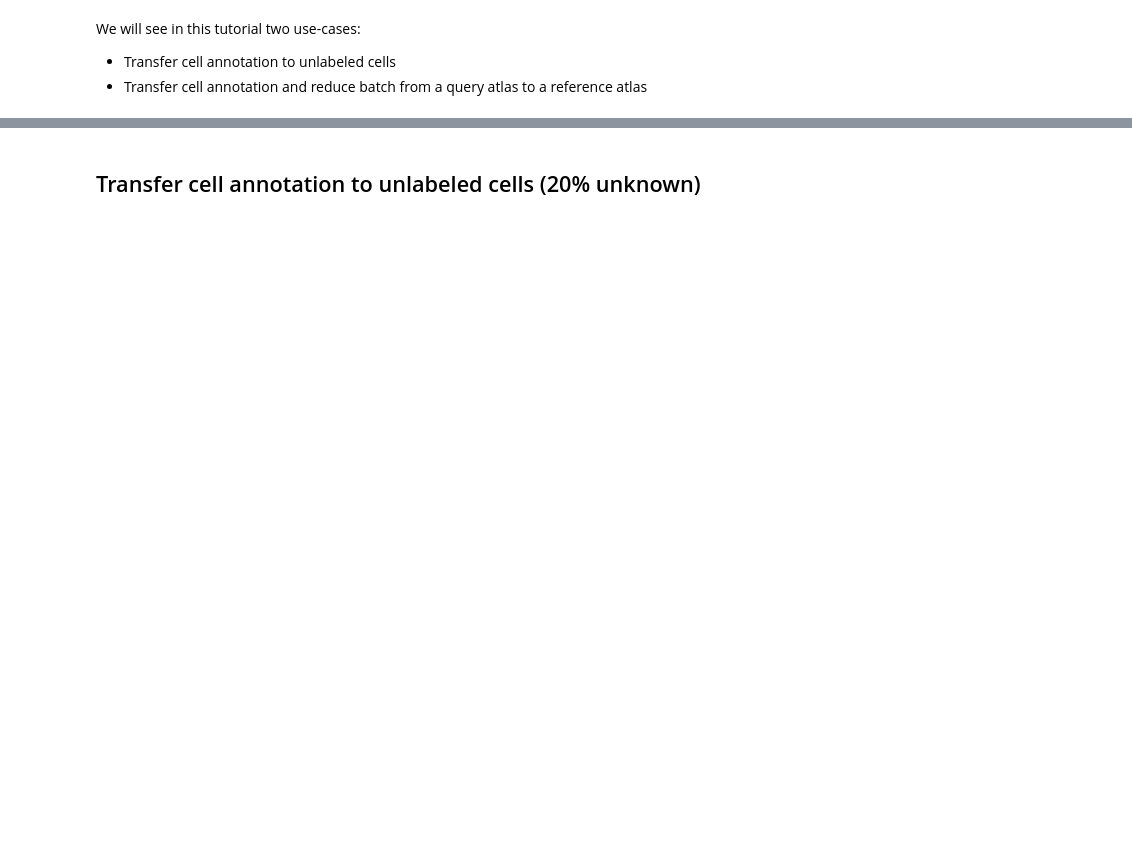
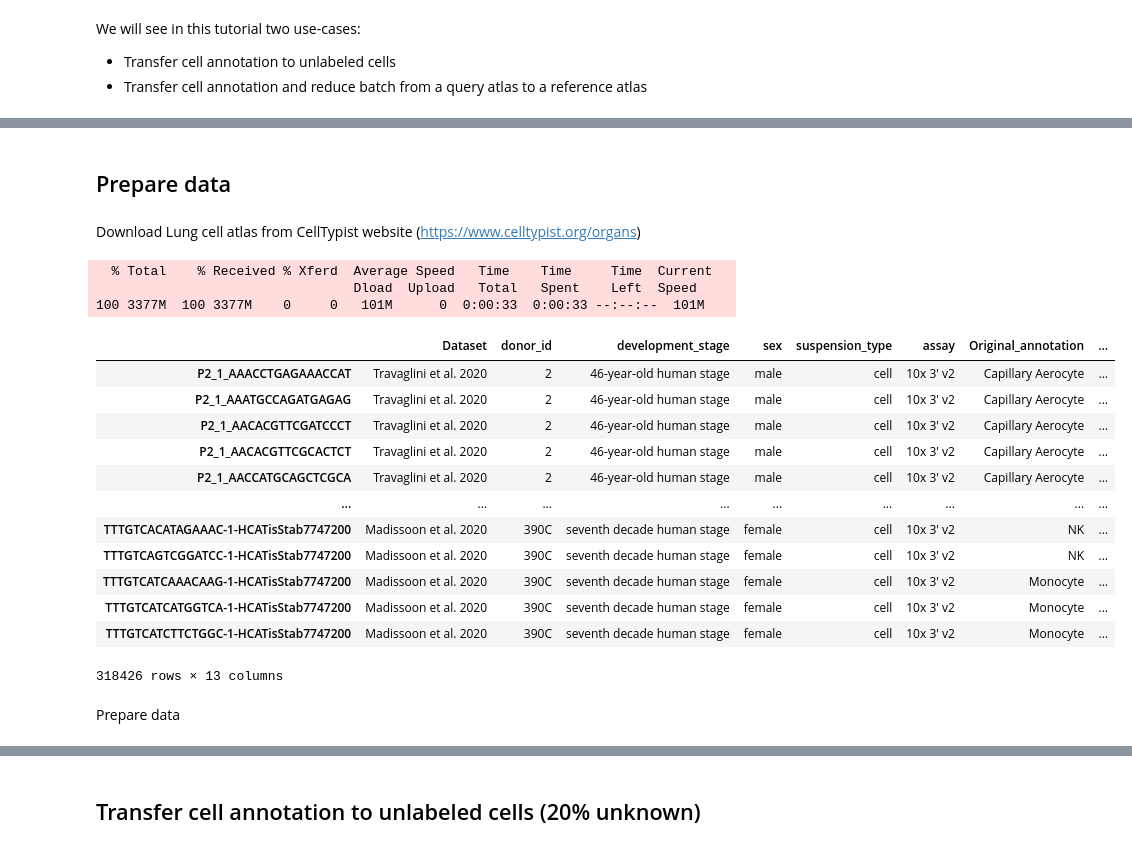
Before and after one commit to AntoineCollin/scMusketeers, a Jupyter notebook: tutorial/scMusketeers-tutorial.ipynb, the cells around one changed output, grey strips where cells are left out. Drawn from its saved outputs; the diff is of its cells as text; code cells hidden in the pictures; blank space fills up the shorter version.

Commit message:
Modifiy tutorial to work on CellTypist Lung atlas

```diff
--- a/tutorial/scCerberus-tutorial.ipynb
+++ b/tutorial/scMusketeers-tutorial.ipynb
@@ -35,0 +37,37 @@ Enjoy the scPermut functionality!
+# %% [markdown]
+## Prepare data
+# %%
+import os
+import scanpy as sc
+path_lung_celltypist = "data/lung_celltypist.h5ad"
+# %% [markdown]
+Download Lung cell atlas from CellTypist website (https://www.celltypist.org/organs)
+# %%
+%%bash
+mkdir data
+cd data/
+curl -o lung_celltypist.h5ad "https://celltypist.cog.sanger.ac.uk/Resources/Organ_atlas/Lung/Lung.h5ad"
+# %% [output]
+  % Total    % Received % Xferd  Average Speed   Time    Time     Time  Current
+                                 Dload  Upload   Total   Spent    Left  Speed
+100 3377M  100 3377M    0     0   101M      0  0:00:33  0:00:33 --:--:--  101M
+# %%
+adata = sc.read_h5ad(path_lung_celltypist)
+# %%
+adata.obs
+# %% [output]
+|  | Dataset | donor_id | development_stage | sex | suspension_type | assay | Original_annotation | ... |
+| P2_1_AAACCTGAGAAACCAT | Travaglini et al. 2020 | 2 | 46-year-old human stage | male | cell | 10x 3' v2 | Capillary Aerocyte | ... |
+| P2_1_AAATGCCAGATGAGAG | Travaglini et al. 2020 | 2 | 46-year-old human stage | male | cell | 10x 3' v2 | Capillary Aerocyte | ... |
+| P2_1_AACACGTTCGATCCCT | Travaglini et al. 2020 | 2 | 46-year-old human stage | male | cell | 10x 3' v2 | Capillary Aerocyte | ... |
+| P2_1_AACACGTTCGCACTCT | Travaglini et al. 2020 | 2 | 46-year-old human stage | male | cell | 10x 3' v2 | Capillary Aerocyte | ... |
+| P2_1_AACCATGCAGCTCGCA | Travaglini et al. 2020 | 2 | 46-year-old human stage | male | cell | 10x 3' v2 | Capillary Aerocyte | ... |
+| ... | ... | ... | ... | ... | ... | ... | ... | ... |
+| TTTGTCACATAGAAAC-1-HCATisStab7747200 | Madissoon et al. 2020 | 390C | seventh decade human stage | female | cell | 10x 3' v2 | NK | ... |
+| TTTGTCAGTCGGATCC-1-HCATisStab7747200 | Madissoon et al. 2020 | 390C | seventh decade human stage | female | cell | 10x 3' v2 | NK | ... |
+| TTTGTCATCAAACAAG-1-HCATisStab7747200 | Madissoon et al. 2020 | 390C | seventh decade human stage | female | cell | 10x 3' v2 | Monocyte | ... |
+| TTTGTCATCATGGTCA-1-HCATisStab7747200 | Madissoon et al. 2020 | 390C | seventh decade human stage | female | cell | 10x 3' v2 | Monocyte | ... |
+| TTTGTCATCTTCTGGC-1-HCATisStab7747200 | Madissoon et al. 2020 | 390C | seventh decade human stage | female | cell | 10x 3' v2 | Monocyte | ... |
+318426 rows × 13 columns
+# %% [markdown]
+Prepare data
```
Also changed, not shown: parts of 9 cells of this notebook, 2 other files.
